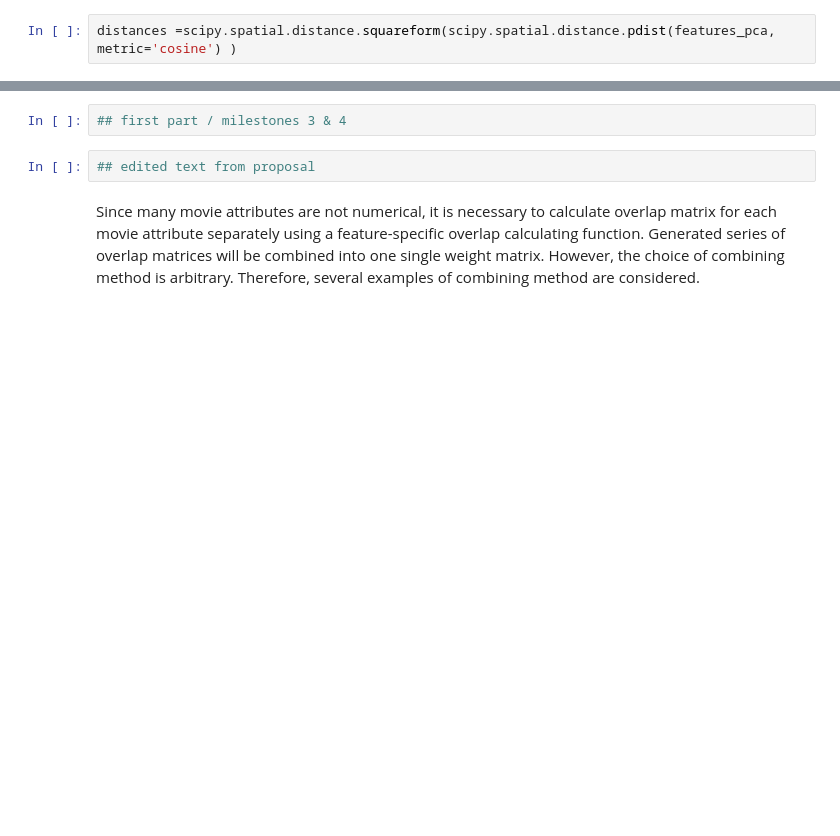
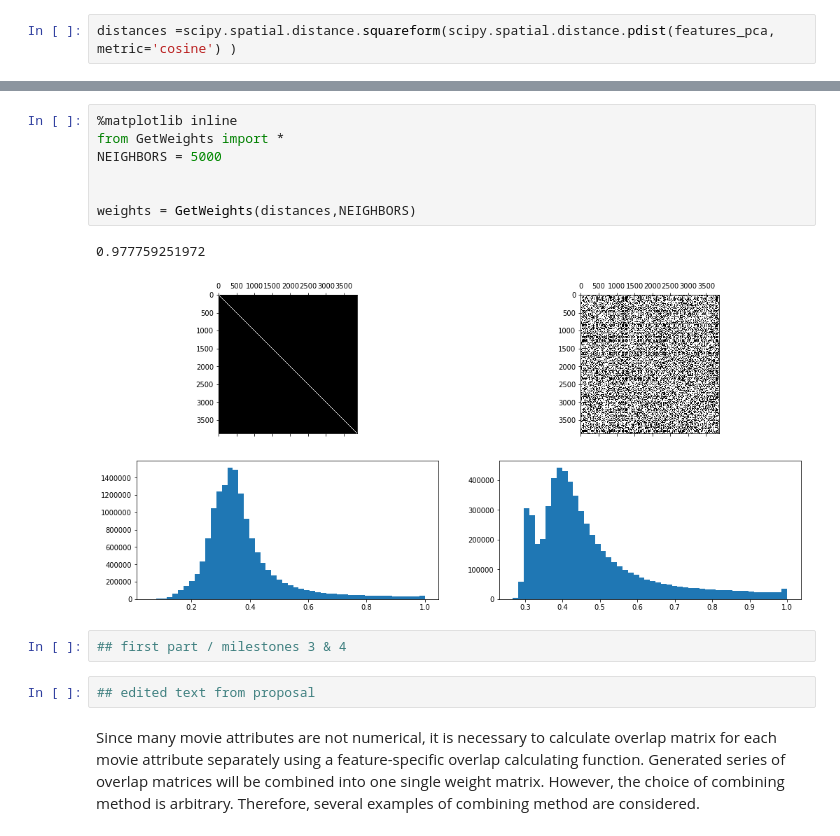
Before and after one commit to MilicaNovak/FinalProjectNTDS2017, a Jupyter notebook: ReportNotebook/LightReport-Working-In-Progress.ipynb, the cells around one changed output, grey strips where cells are left out. Drawn from its saved outputs; the diff is of its cells as text; blank space fills up the shorter version.

Commit message:
weight Calculator added

```diff
--- a/ReportNotebook/LightReport-Working-In-Progress.ipynb
+++ b/ReportNotebook/LightReport-Working-In-Progress.ipynb
@@ -326,3 +316,13 @@ plt.hist(distances.reshape(-1), bins=10000);
+# %%
+%matplotlib inline
+from GetWeights import *
+NEIGHBORS = 5000
+
+
+weights = GetWeights(distances,NEIGHBORS)
+# %% [output]
+0.977759251972
+[figure, added]
 # %%
 ## first part / milestones 3 & 4
 # %%
```
Also changed, not shown: parts of 15 cells of this notebook, 5 other files.
